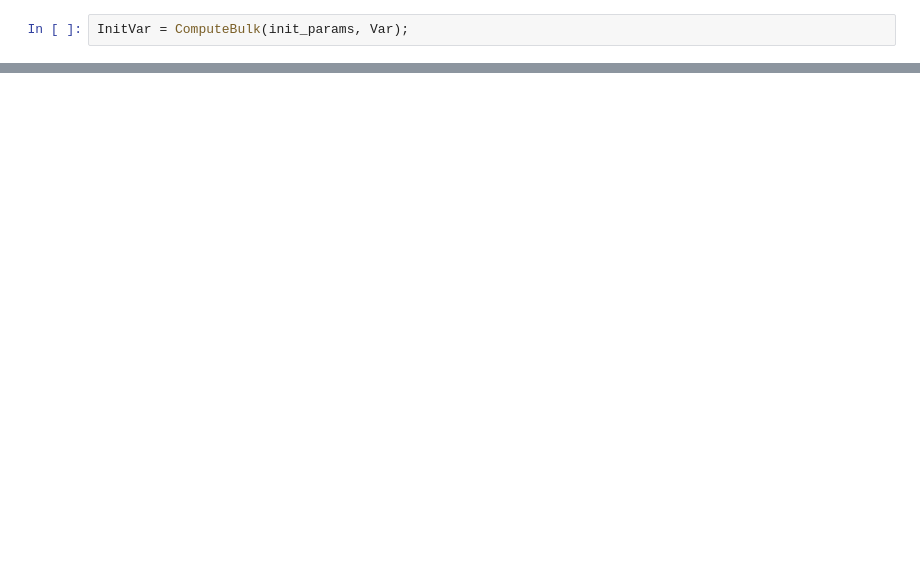
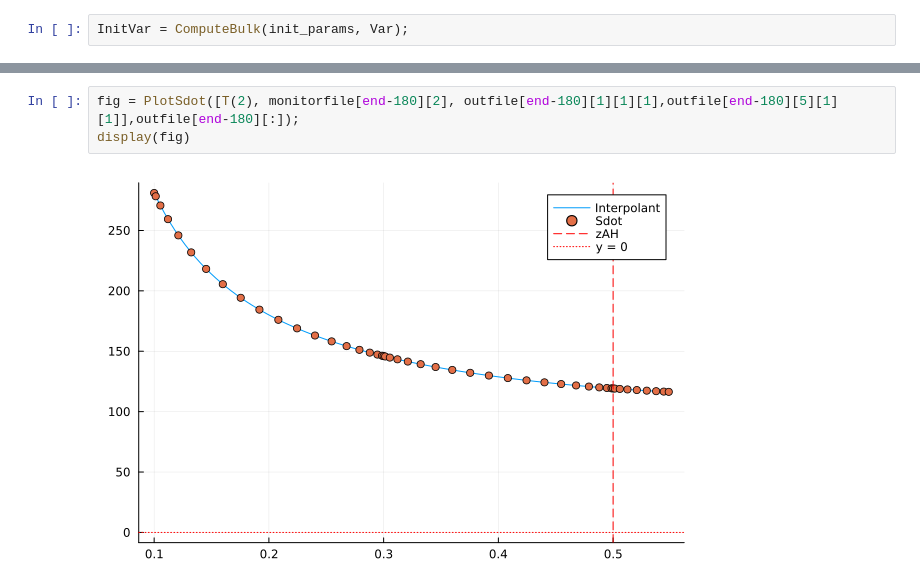
Before and after one commit to JanKozuszek/Reproducing-Dynamic-Holo, a Jupyter notebook: NewRun.ipynb, the cells around one changed output, grey strips where cells are left out. Drawn from its saved outputs; the diff is of its cells as text; blank space fills up the shorter version.

```diff
--- a/NewRun.ipynb
+++ b/NewRun.ipynb
@@ -138,0 +142,5 @@ display(fig)
+# %%
+fig = PlotSdot([T(2), monitorfile[end-180][2], outfile[end-180][1][1][1],outfile[end-180][5][1][1]],outfile[end-180][:]);
+display(fig)
+# %% [output]
+[figure, added]
```
Also changed, not shown: parts of 13 cells of this notebook, 3 other files.
